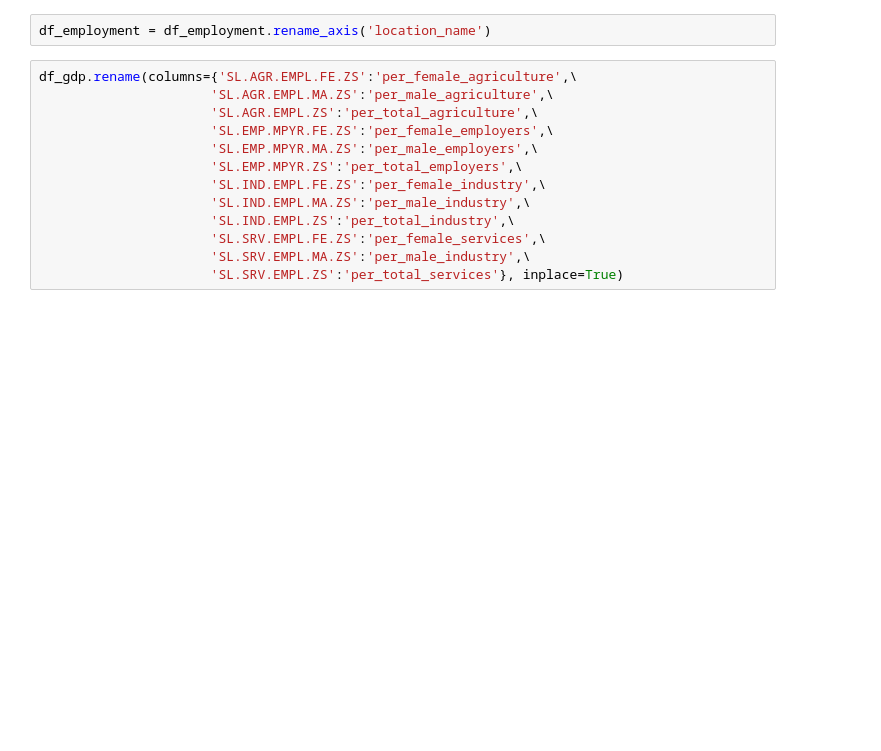
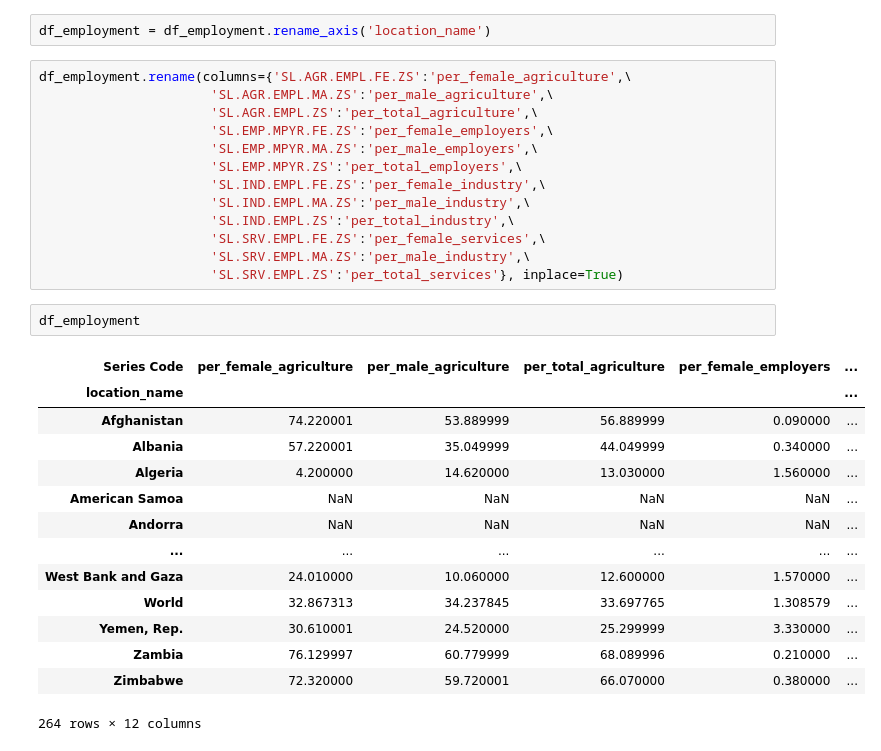
Before and after one commit to luisbazevedo/PfDS---Work-Health, a Jupyter notebook: notebooks/luisbazevedo_draft_0.ipynb, the cells around one changed output. Drawn from its saved outputs; the diff is of its cells as text; blank space fills up the shorter version.

```diff
--- a/notebooks/luisbazevedo_draft_0.ipynb
+++ b/notebooks/luisbazevedo_draft_0.ipynb
@@ -519,7 +494,7 @@ df_employment = df_employment.copy().pivot(index='Country Name', columns = 'Seri
 # %%
 df_employment = df_employment.rename_axis('location_name')
 # %%
-df_gdp.rename(columns={'SL.AGR.EMPL.FE.ZS':'per_female_agriculture',\
+df_employment.rename(columns={'SL.AGR.EMPL.FE.ZS':'per_female_agriculture',\
                       'SL.AGR.EMPL.MA.ZS':'per_male_agriculture',\
                       'SL.AGR.EMPL.ZS':'per_total_agriculture',\
                       'SL.EMP.MPYR.FE.ZS':'per_female_employers',\
@@ -531,3 +506,20 @@ df_gdp.rename(columns={'SL.AGR.EMPL.FE.ZS':'per_female_agriculture',\
                       'SL.SRV.EMPL.FE.ZS':'per_female_services',\
                       'SL.SRV.EMPL.MA.ZS':'per_male_industry',\
                       'SL.SRV.EMPL.ZS':'per_total_services'}, inplace=True)
+# %%
+df_employment
+# %% [output]
+| Series Code | per_female_agriculture | per_male_agriculture | per_total_agriculture | per_female_employers | ... |
+| location_name |  |  |  |  | ... |
+| Afghanistan | 74.220001 | 53.889999 | 56.889999 | 0.090000 | ... |
+| Albania | 57.220001 | 35.049999 | 44.049999 | 0.340000 | ... |
+| Algeria | 4.200000 | 14.620000 | 13.030000 | 1.560000 | ... |
+| American Samoa | NaN | NaN | NaN | NaN | ... |
+| Andorra | NaN | NaN | NaN | NaN | ... |
+| ... | ... | ... | ... | ... | ... |
+| West Bank and Gaza | 24.010000 | 10.060000 | 12.600000 | 1.570000 | ... |
+| World | 32.867313 | 34.237845 | 33.697765 | 1.308579 | ... |
+| Yemen, Rep. | 30.610001 | 24.520000 | 25.299999 | 3.330000 | ... |
+| Zambia | 76.129997 | 60.779999 | 68.089996 | 0.210000 | ... |
+| Zimbabwe | 72.320000 | 59.720001 | 66.070000 | 0.380000 | ... |
+264 rows × 12 columns
```
Also changed, not shown: parts of 15 cells of this notebook, 2 other files.
